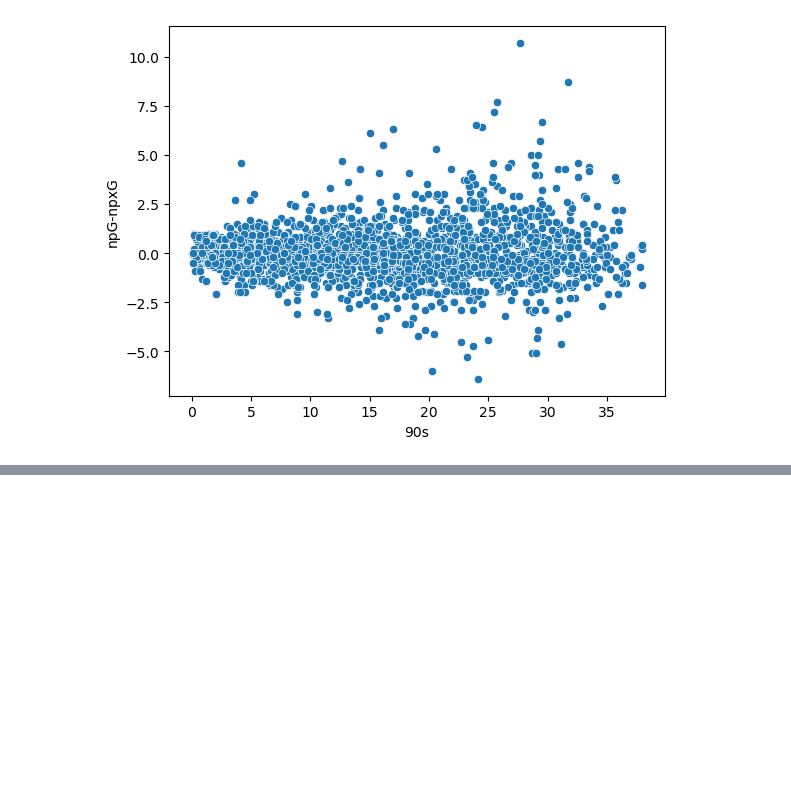
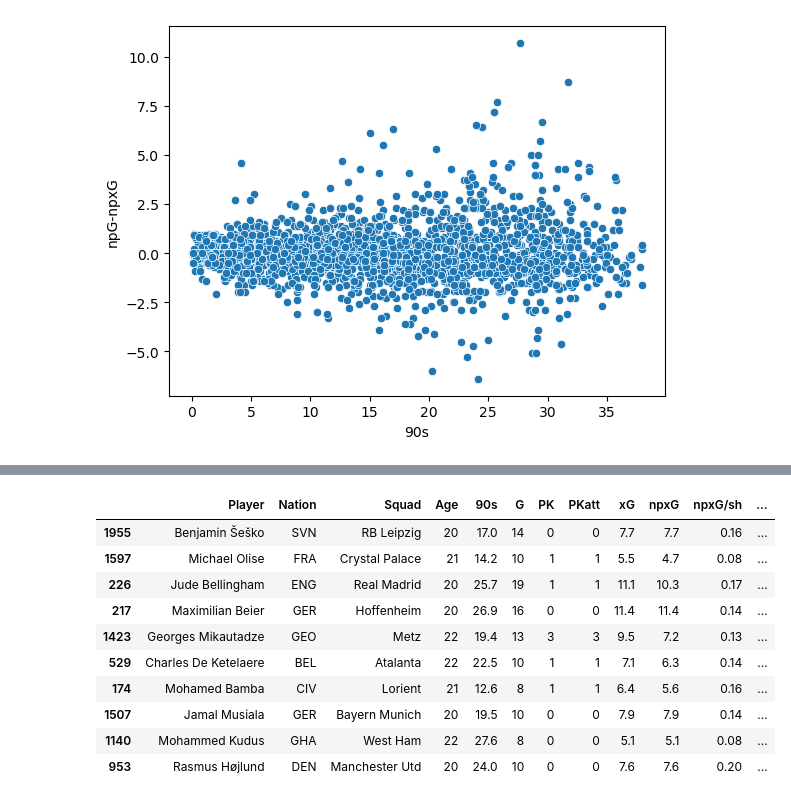
Before and after one commit to gregdorshimer/fbref-scoring, a Jupyter notebook: scoring.ipynb, the cells around one changed output, grey strips where cells are left out. Cells and saved outputs as stored; diff of their text form; code cells hidden in the pictures; blank space fills up the shorter version.

```diff
--- a/scoring.ipynb
+++ b/scoring.ipynb
@@ -304,4 +336,23 @@ mean G increase for PK takers: 2.925
 # %%
 # Selecting from df to get players that might fit example scouting criteria:
-# TODO define scouting criteria here
-# TODO selection here
+# --young players (who might increase in value over time)
+# --more allowance for players with smaller mins played (which is typical for younger players)
+# --more allowance for players with lower scoring stats (which is typical for younger players)
+# note: scouting would take into account many, many more criteria that just finishing ability
+
+transfer_targets = df[(df['Age'] < 23) & (df['G'] > 5) & (df['xG'] > 5) & (df['90s'] > 8)]
+
+# Results: top finishers by npG-npxG/90 that might be transfer targets
+transfer_targets.sort_values(by='npG-npxG/90', ascending=False).head(10)
+# %% [output]
+|  | Player | Nation | Squad | Age | 90s | G | PK | PKatt | xG | npxG | npxG/sh | ... |
+| 1955 | Benjamin Šeško | SVN | RB Leipzig | 20 | 17.0 | 14 | 0 | 0 | 7.7 | 7.7 | 0.16 | ... |
+| 1597 | Michael Olise | FRA | Crystal Palace | 21 | 14.2 | 10 | 1 | 1 | 5.5 | 4.7 | 0.08 | ... |
+| 226 | Jude Bellingham | ENG | Real Madrid | 20 | 25.7 | 19 | 1 | 1 | 11.1 | 10.3 | 0.17 | ... |
+| 217 | Maximilian Beier | GER | Hoffenheim | 20 | 26.9 | 16 | 0 | 0 | 11.4 | 11.4 | 0.14 | ... |
+| 1423 | Georges Mikautadze | GEO | Metz | 22 | 19.4 | 13 | 3 | 3 | 9.5 | 7.2 | 0.13 | ... |
+| 529 | Charles De Ketelaere | BEL | Atalanta | 22 | 22.5 | 10 | 1 | 1 | 7.1 | 6.3 | 0.14 | ... |
+| 174 | Mohamed Bamba | CIV | Lorient | 21 | 12.6 | 8 | 1 | 1 | 6.4 | 5.6 | 0.16 | ... |
+| 1507 | Jamal Musiala | GER | Bayern Munich | 20 | 19.5 | 10 | 0 | 0 | 7.9 | 7.9 | 0.14 | ... |
+| 1140 | Mohammed Kudus | GHA | West Ham | 22 | 27.6 | 8 | 0 | 0 | 5.1 | 5.1 | 0.08 | ... |
+| 953 | Rasmus Højlund | DEN | Manchester Utd | 20 | 24.0 | 10 | 0 | 0 | 7.6 | 7.6 | 0.20 | ... |
```
Also changed, not shown: parts of 9 cells of this notebook.
